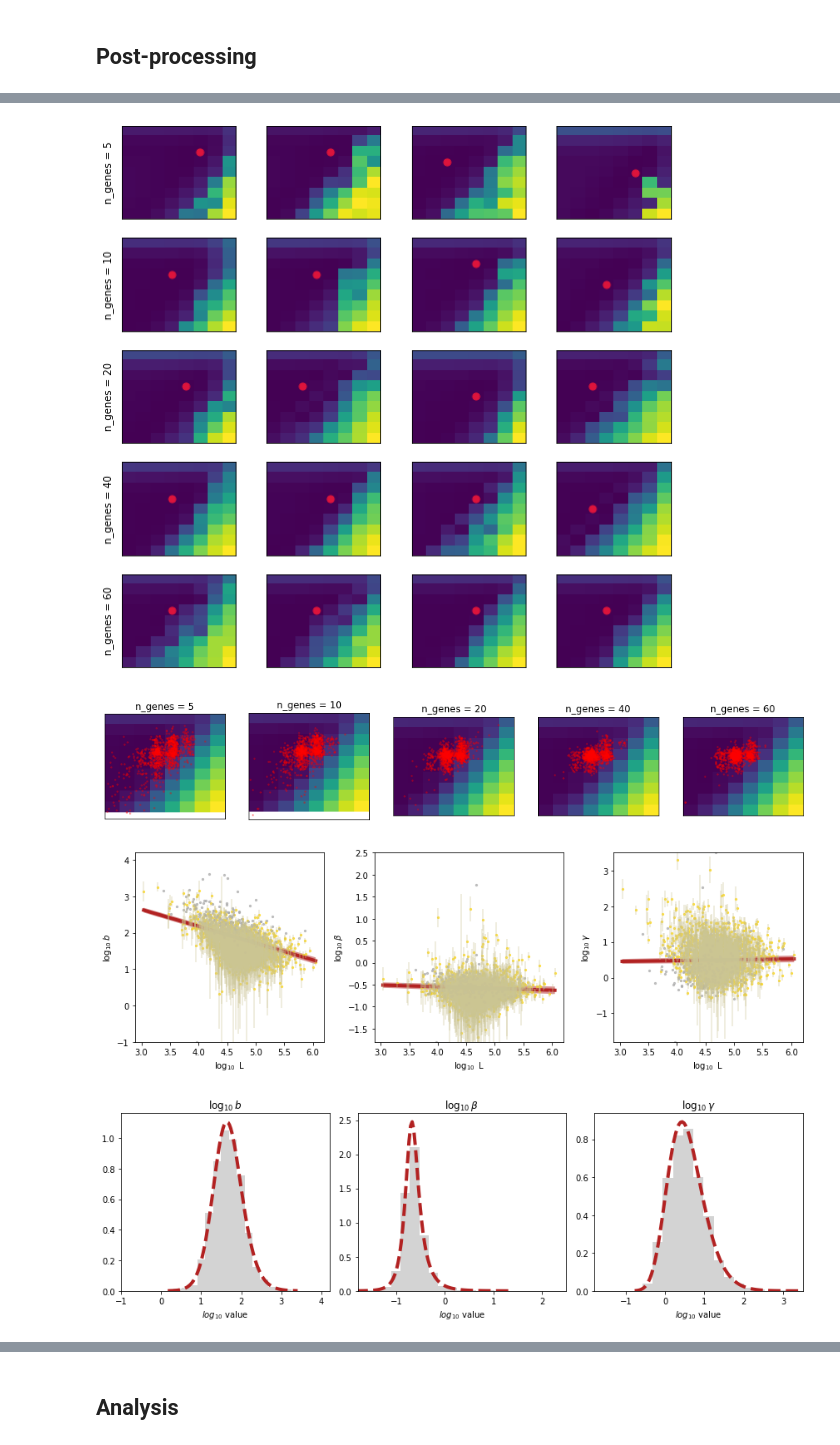
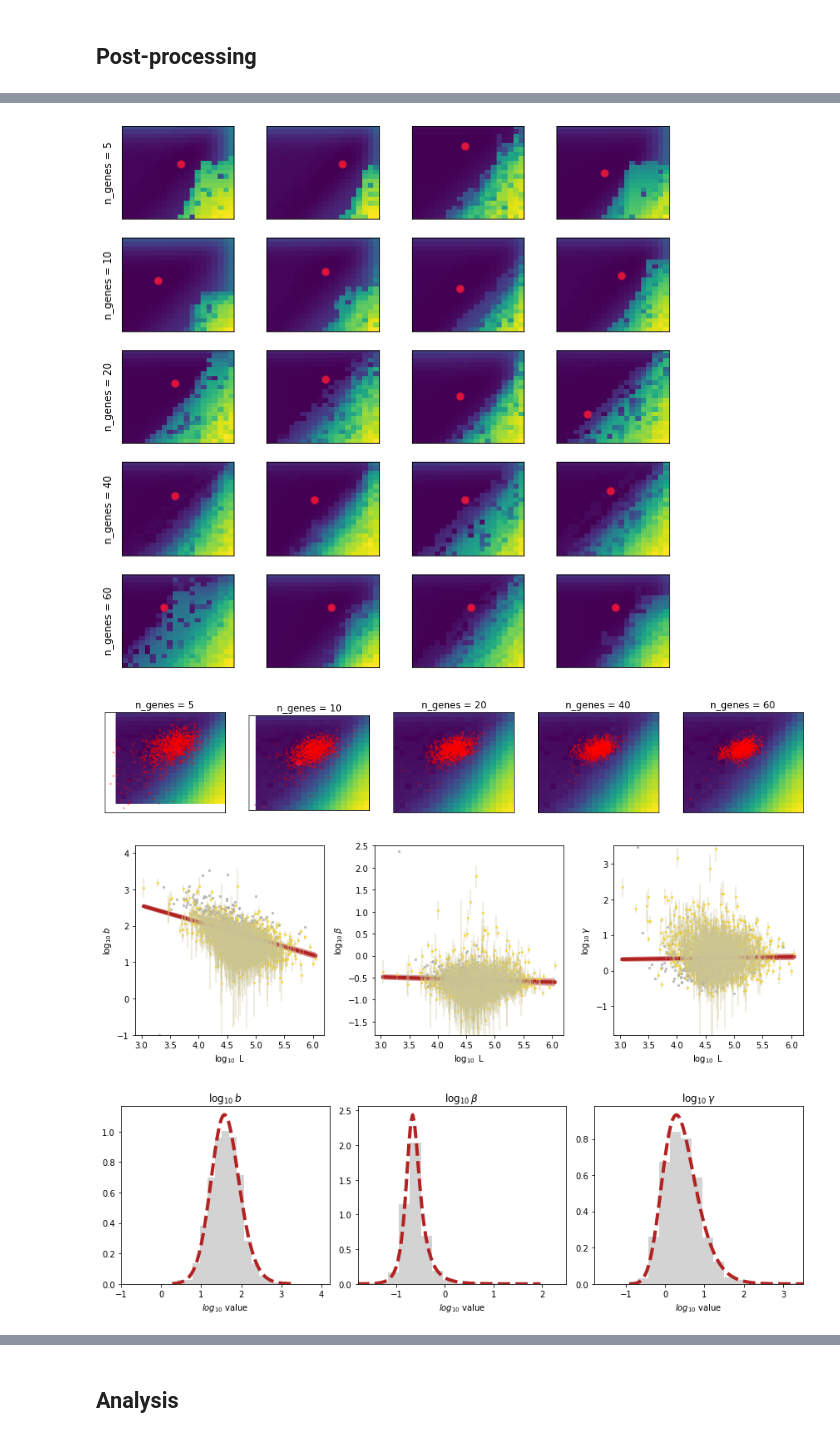
Before and after one commit to pachterlab/monod_examples, a Jupyter notebook: manuscript_computation/gg230313_desai_fit.ipynb, the cells around one changed output, grey strips where cells are left out. Drawn from its saved outputs; the diff is of its cells as text; code cells hidden in the pictures.

Commit message:
desai

```diff
--- a/manuscript_computation/gg230313_desai_fit.ipynb
+++ b/manuscript_computation/gg230313_desai_fit.ipynb
@@ -138,8 +141,8 @@ fig1.tight_layout()
 # %%
-fig1,ax1 = plt.subplots(2,2,figsize=(9,8))
+# fig1,ax1 = plt.subplots(2,2,figsize=(9,8))
 
-plot_stat(S_arr[0]+U_arr[0],S_arr[1]+U_arr[1],'mean',ax1[0][0],'total')
-plot_stat(S_arr[0]+U_arr[0],S_arr[1]+U_arr[1],'Fanop1',ax1[0][1],'total',log=True)
-# plot_stat(U_arr[0],U_arr[1],'mean',ax1[1][0],'unspliced')
-# plot_stat(U_arr[0],U_arr[1],'Fano',ax1[1][1],'unspliced')
-fig1.tight_layout()
+# plot_stat(S_arr[0]+U_arr[0],S_arr[1]+U_arr[1],'mean',ax1[0][0],'total')
+# plot_stat(S_arr[0]+U_arr[0],S_arr[1]+U_arr[1],'Fanop1',ax1[0][1],'total',log=True)
+# # plot_stat(U_arr[0],U_arr[1],'mean',ax1[1][0],'unspliced')
+# # plot_stat(U_arr[0],U_arr[1],'Fano',ax1[1][1],'unspliced')
+# fig1.tight_layout()
@@ -172,3 +173,5 @@ log.setLevel(logging.INFO)
 transcriptome_filepath
 # %% [output]
 '../polyA_ref/gg_200524_mouse_genome_polyA_cum_1'
+# %%
+markers = ['Nanog','Sox2', 'Pou5f1','Klf4']
@@ -177,7 +186,7 @@ dir_string,dataset_strings = monod.preprocess.construct_batch(loom_filepaths, \
                                              transcriptome_filepath, \
                                              dataset_names, \
                                              attribute_names=attribute_names,\
-                                             batch_location='./fits',meta='desai',batch_id=2,\
-                                             n_genes=2000,exp_filter_threshold=None,cf=cf)
+                                             batch_location='./fits',meta='desai',batch_id=1,\
+                                             n_genes=2000,exp_filter_threshold=None,cf=cf,genes_to_fit=markers)
 # %% [output]
 INFO:root:Beginning data preprocessing and filtering.
@@ -215,7 +224,7 @@ phys_lb = [-1.0, -1.8, -1.8 ]
 phys_ub = [4.2, 2.5, 3.5]
 samp_lb = [-8, -2.5]
 samp_ub = [-5, 0]
-gridsize = [8,9]
+gridsize = [20,21]
 
 gradient_params = {'max_iterations':15,'init_pattern':'moments','num_restarts':1}
 # %%
@@ -267,7 +290,11 @@ for i in range(n_datasets):
     sr = monod.analysis.load_search_results(result_strings[i])
     sd = monod.analysis.load_search_data(dir_string+'/'+dataset_names[i]+'/raw.sd')
     fig1,ax1 = plt.subplots(1,1)
+#     if i==0:
     sr.find_sampling_optimum()
+#     else:
+#         sr.set_sampling_optimum(samp_ind)
+#         samp_ind = sr.sampl
     sr.plot_landscape(ax1)
 
     fig1,ax1 = plt.subplots(1,1)
@@ -284,6 +311,8 @@ for i in range(n_datasets):
     sr.plot_param_L_dep(plot_errorbars=True,plot_fit=True)
     sr.plot_param_marg()
 
+    samp_ind = sr.samp_optimum_ind
+
     monod.analysis.make_batch_analysis_dir([sr],dir_string)
     sr.update_on_disk()
 
@@ -332,5 +361,5 @@ INFO:root:Directory ./fits/gg_230313_025_desai_2/analysis_figures already exists
 [figure]
-[figure, old version]
+[figure, new version]
-[figure, old version]
+[figure, new version]
-[figure, old version]
+[figure, new version]
-[figure, old version]
+[figure, new version]
```
Also changed, not shown: parts of 45 cells of this notebook, 1 other file.
